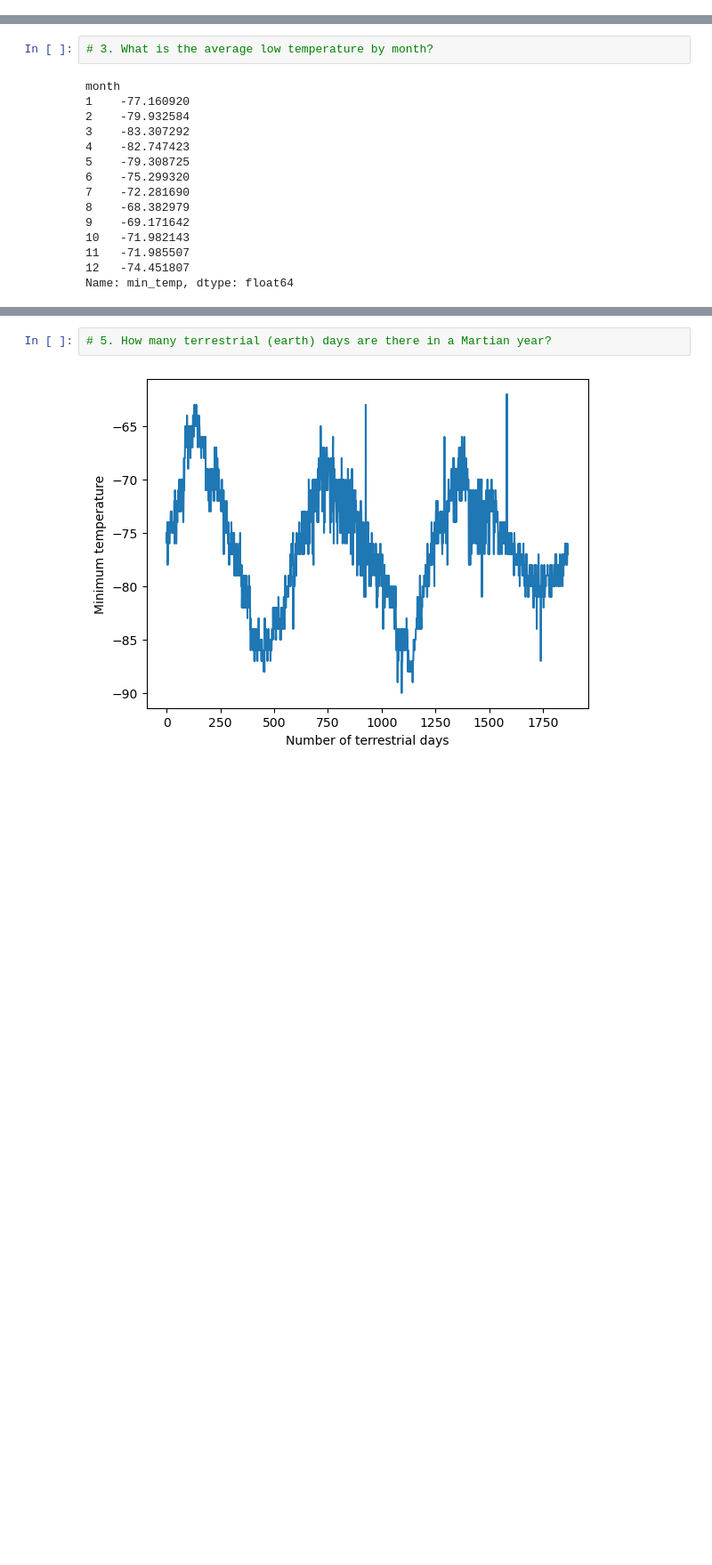
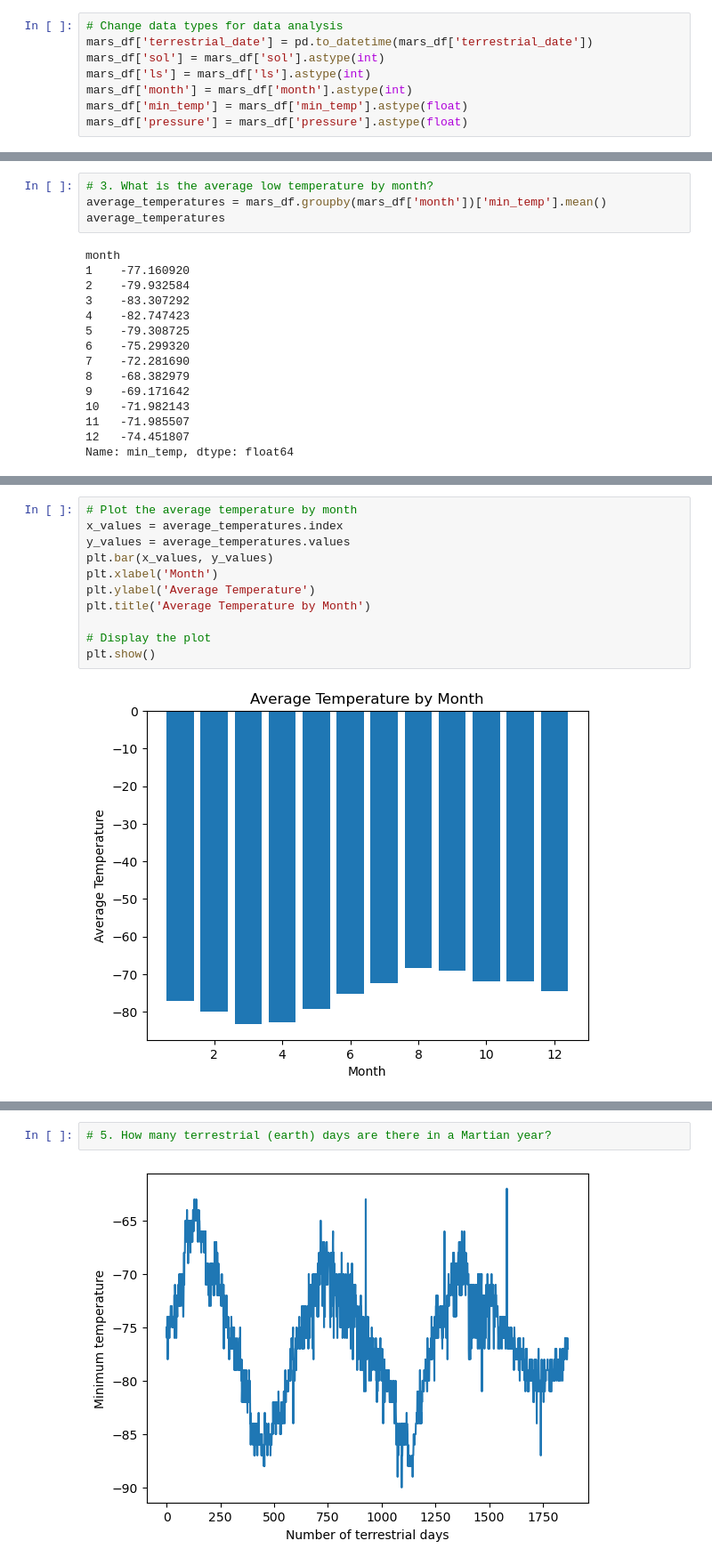
Before and after one commit to yeagernolan19/data_collection_challange, a Jupyter notebook: part_2_mars_weather copy.ipynb, the cells around one changed output, grey strips where cells are left out. Shown at 89% size. Cells and saved outputs as stored; diff of their text form; blank space fills up the shorter version.

```diff
--- a/part_2_mars_weather.ipynb
+++ b/part_2_mars_weather copy.ipynb
@@ -114,2 +134,10 @@ dtype: object
+# %%
+# Change data types for data analysis
+mars_df['terrestrial_date'] = pd.to_datetime(mars_df['terrestrial_date'])
+mars_df['sol'] = mars_df['sol'].astype(int)
+mars_df['ls'] = mars_df['ls'].astype(int)
+mars_df['month'] = mars_df['month'].astype(int)
+mars_df['min_temp'] = mars_df['min_temp'].astype(float)
+mars_df['pressure'] = mars_df['pressure'].astype(float)
 # %%
 # Confirm type changes were successful by examining data types again
@@ -160,6 +199,8 @@ Name: month, dtype: int64
 1867
 # %%
 # 3. What is the average low temperature by month?
+average_temperatures = mars_df.groupby(mars_df['month'])['min_temp'].mean()
+average_temperatures
 # %% [output]
 month
 1    -77.160920
@@ -185,0 +219,13 @@ Name: min_temp, dtype: float64
+# %%
+# Plot the average temperature by month
+x_values = average_temperatures.index
+y_values = average_temperatures.values
+plt.bar(x_values, y_values)
+plt.xlabel('Month')
+plt.ylabel('Average Temperature')
+plt.title('Average Temperature by Month')
+
+# Display the plot
+plt.show()
+# %% [output]
+[figure, added]
```
Also changed, not shown: parts of 15 cells of this notebook, 2 other files.
